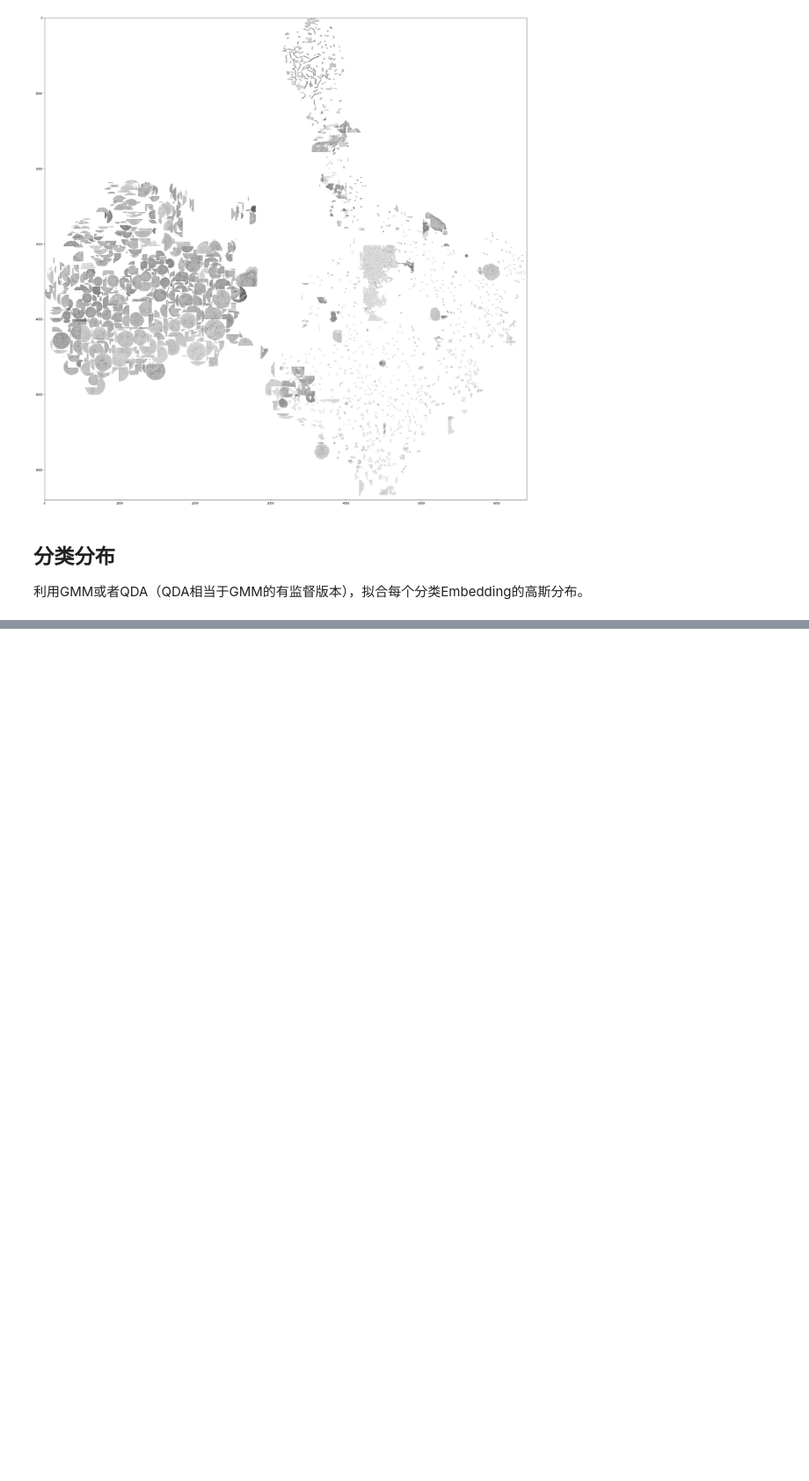
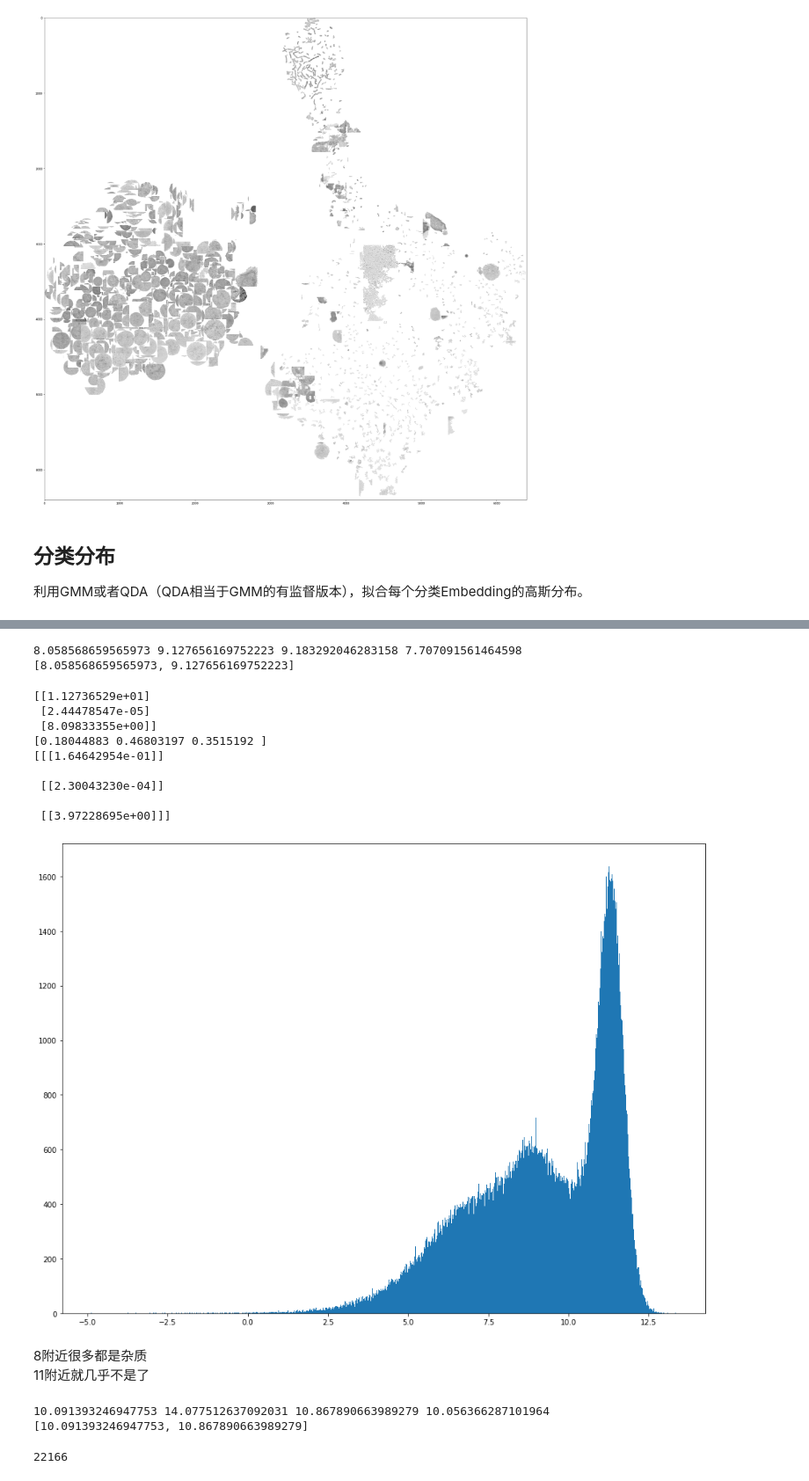
Before and after one commit to xiedidan/chromosome-classifier, a Jupyter notebook: classifier.ipynb, the cells around one changed output, grey strips where cells are left out. Shown at 88% size. Drawn from its saved outputs; the diff is of its cells as text; code cells hidden in the pictures; blank space fills up the shorter version.

Commit message:
hard of round 1 exported

```diff
--- a/classifier.ipynb
+++ b/classifier.ipynb
@@ -644,0 +770,34 @@ BrokenPipeError: [Errno 32] Broken pipe
+# %%
+means = cell_gmm.means_
+variances = cell_gmm.covariances_
+
+cell_range = hard_range(means[0][0], variances[0][0], means[1][0], variances[1][0])
+print(cell_range)
+# %% [output]
+8.058568659565973 9.127656169752223 9.183292046283158 7.707091561464598
+[8.058568659565973, 9.127656169752223]
+# %%
+impurity_gmm = extract_info(class_probs[2], 3)
+# %% [output]
+[[1.12736529e+01]
+ [2.44478547e-05]
+ [8.09833355e+00]]
+[0.18044883 0.46803197 0.3515192 ]
+[[[1.64642954e-01]]
+
+ [[2.30043230e-04]]
+
+ [[3.97228695e+00]]]
+[figure, added]
+# %% [markdown]
+8附近很多都是杂质
+11附近就几乎不是了
+# %%
+means = impurity_gmm.means_
+variances = impurity_gmm.covariances_
+
+impurity_range = hard_range(means[2][0], variances[2][0], means[0][0], variances[0][0])
+print(impurity_range)
+# %% [output]
+10.091393246947753 14.077512637092031 10.867890663989279 10.056366287101964
+[10.091393246947753, 10.867890663989279]
@@ -644,0 +820,20 @@ BrokenPipeError: [Errno 32] Broken pipe
+# %%
+ranges = [
+    chromo_range,
+    cell_range,
+    impurity_range
+]
+
+hard_indexes = []
+reasons = []
+
+for i, prob in enumerate(probs):
+    hard_flag, reason = check_hard(np.nan_to_num(np.log(-1*prob)), ranges)
+
+    if hard_flag:
+        hard_indexes.append(i)
+        reasons.append(reason)
+
+print(len(hard_indexes))
+# %% [output]
+22166
```
Also changed, not shown: parts of 25 cells of this notebook, 2 other files.
